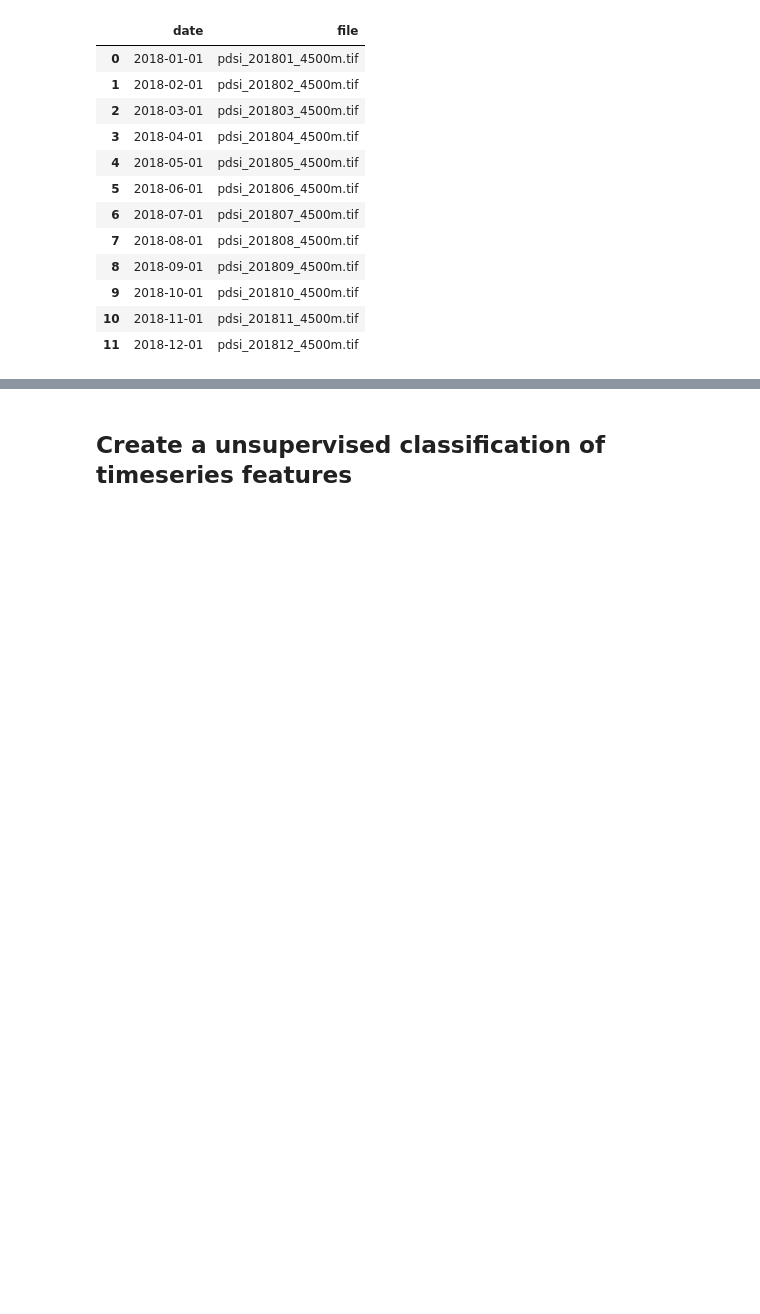
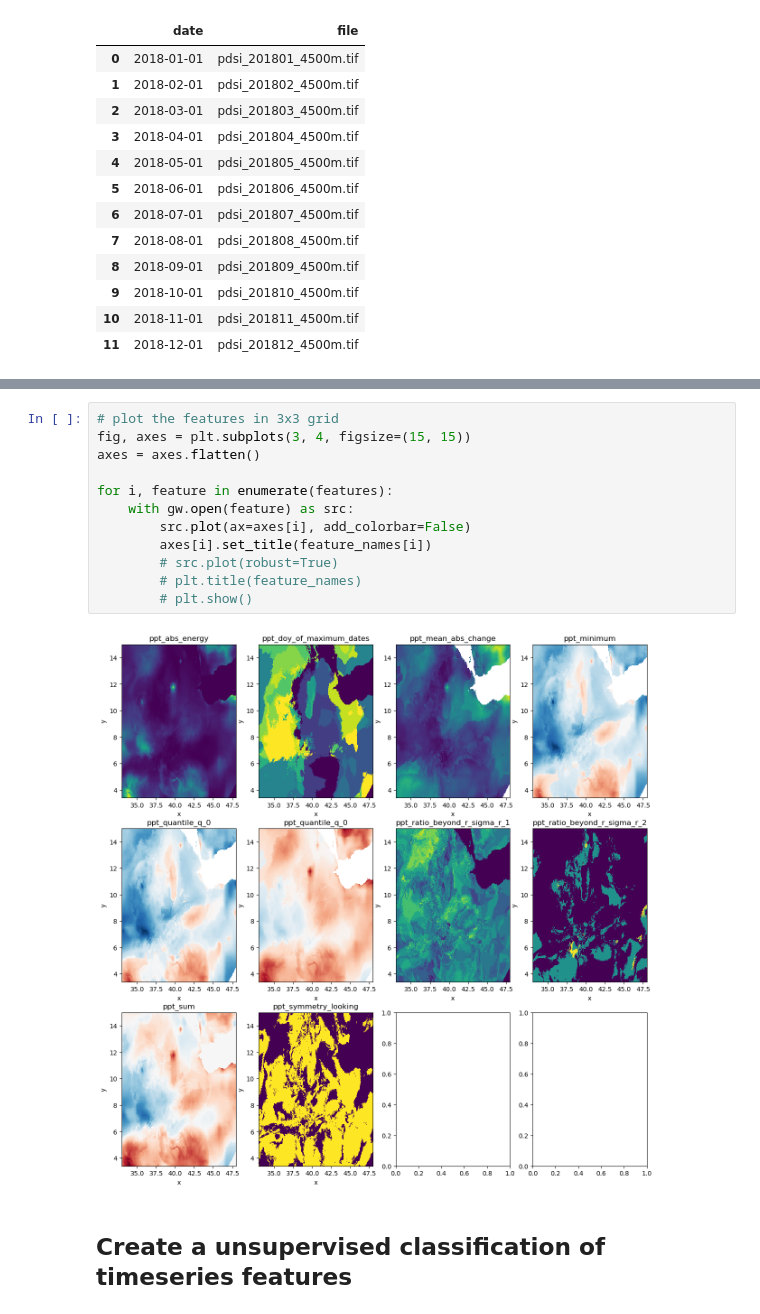
Before and after one commit to mmann1123/xr_fresh, a Jupyter notebook: notebooks/classification_example.ipynb, the cells around one changed output, grey strips where cells are left out. Cells and saved outputs as stored; diff of their text form; blank space fills up the shorter version.

```diff
--- a/notebooks/classification_example.ipynb
+++ b/notebooks/classification_example.ipynb
@@ -148,2 +103,16 @@ pd.DataFrame({"feature": feature_names, "file": features})
+# %%
+# plot the features in 3x3 grid
+fig, axes = plt.subplots(3, 4, figsize=(15, 15))
+axes = axes.flatten()
+
+for i, feature in enumerate(features):
+    with gw.open(feature) as src:
+        src.plot(ax=axes[i], add_colorbar=False)
+        axes[i].set_title(feature_names[i])
+        # src.plot(robust=True)
+        # plt.title(feature_names)
+        # plt.show()
+# %% [output]
+[figure, added]
 # %% [markdown]
 ## Create a unsupervised classification of timeseries features
```
Also changed, not shown: parts of 7 cells of this notebook.
